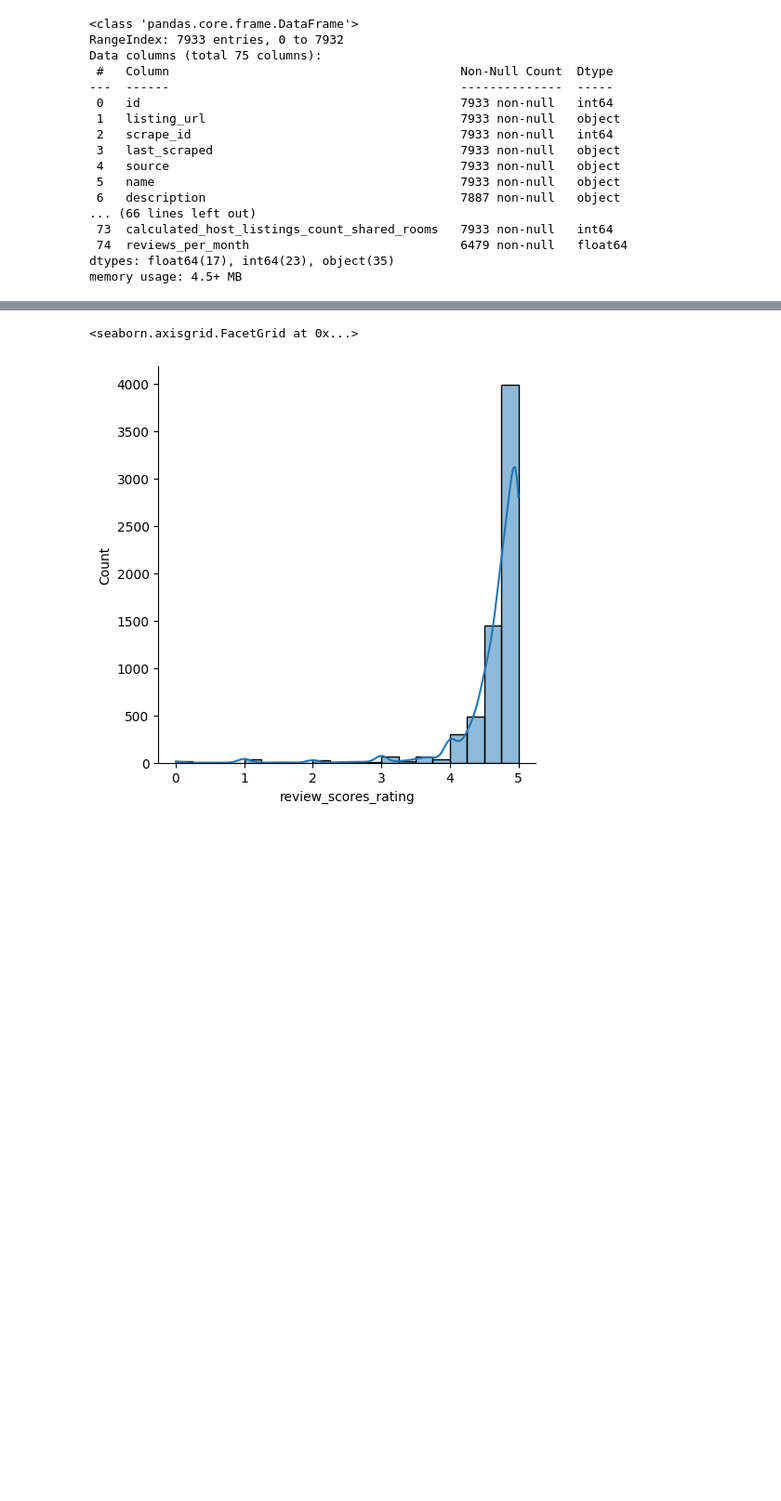
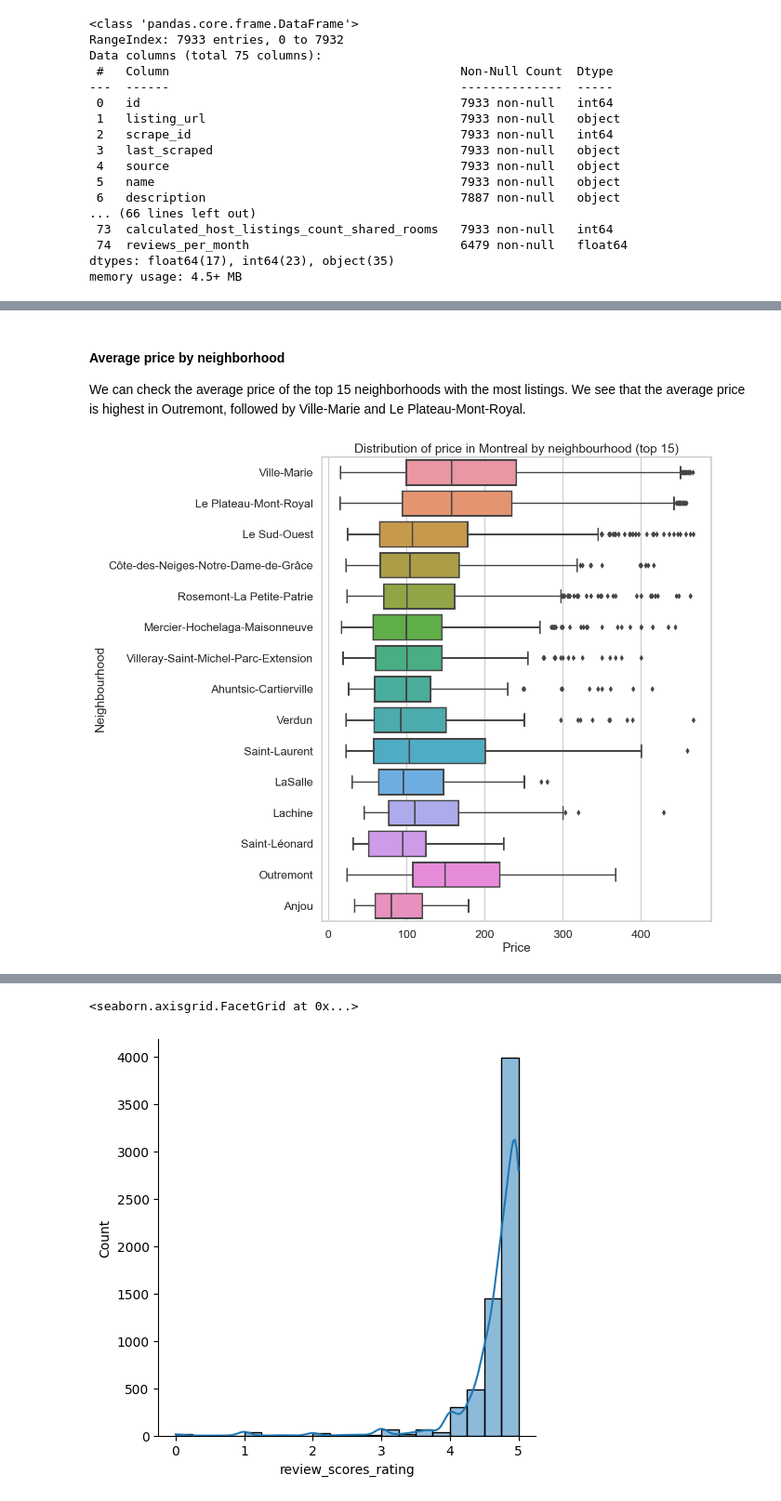
Before and after one commit to rohankumar586/AirBnb_price_predictor, a Jupyter notebook: code_Lakshya.ipynb, the cells around one changed output, grey strips where cells are left out. Shown: that part at 93% size. Drawn from its saved outputs; the diff is of its cells as text; code cells hidden in the pictures; blank space fills up the shorter version.

```diff
--- a/code_Lakshya.ipynb
+++ b/code_Lakshya.ipynb
@@ -77,0 +149,25 @@ montreal_df.head()
+# %%
+# First, we check the `neighbourhood_cleansed` column
+num_listings_by_neighborhood = (
+    data_cleaned["neighbourhood_cleansed"]
+    .value_counts()
+    .to_frame()
+    .reset_index()
+    .rename(columns={"index": "neighbourhood", "neighbourhood_cleansed": "count"})
+)
+
+num_listings_by_neighborhood.style.background_gradient(
+    sns.light_palette("red", as_cmap=True)
+).set_properties(**{"text-align": "center"}).set_table_styles(
+    [
+        dict(selector="th", props=[("text-align", "center")]),
+        dict(
+            selector="caption", props=[("font-size", "14px"), ("font-weight", "bold")]
+        ),
+    ],
+).hide_index().set_caption(
+    f"Number of listings by neighborhood in {city.capitalize()}"
+).relabel_index(
+    {0: "Neighborhood", 1: "# of listings"},
+    axis="columns",
+)
@@ -77,0 +193,23 @@ montreal_df.head()
+# %% [markdown]
+#### Average price by neighborhood
+
+We can check the average price of the top 15 neighborhoods with the most listings. We see that the average price is highest in Outremont, followed by Ville-Marie and Le Plateau-Mont-Royal.
+# %%
+# Then, we see the price of listings in the top 15 neighbourhoods
+plt.figure(figsize=(10, 12))
+ax = sns.boxplot(
+    data=data_cleaned[
+        data_cleaned["neighbourhood_cleansed"].isin(
+            num_listings_by_neighborhood.iloc[:15].neighbourhood.values
+        )
+    ],
+    y="neighbourhood_cleansed",
+    x="price",
+    order=num_listings_by_neighborhood.iloc[:15].neighbourhood.values,
+)
+ax.set_title(f"Distribution of price in {city.capitalize()} by neighbourhood (top 15)")
+ax.set_ylabel("Neighbourhood")
+ax.set_xlabel("Price")
+plt.show()
+# %% [output]
+[figure, added]
```
Also changed, not shown: parts of 33 cells of this notebook.
